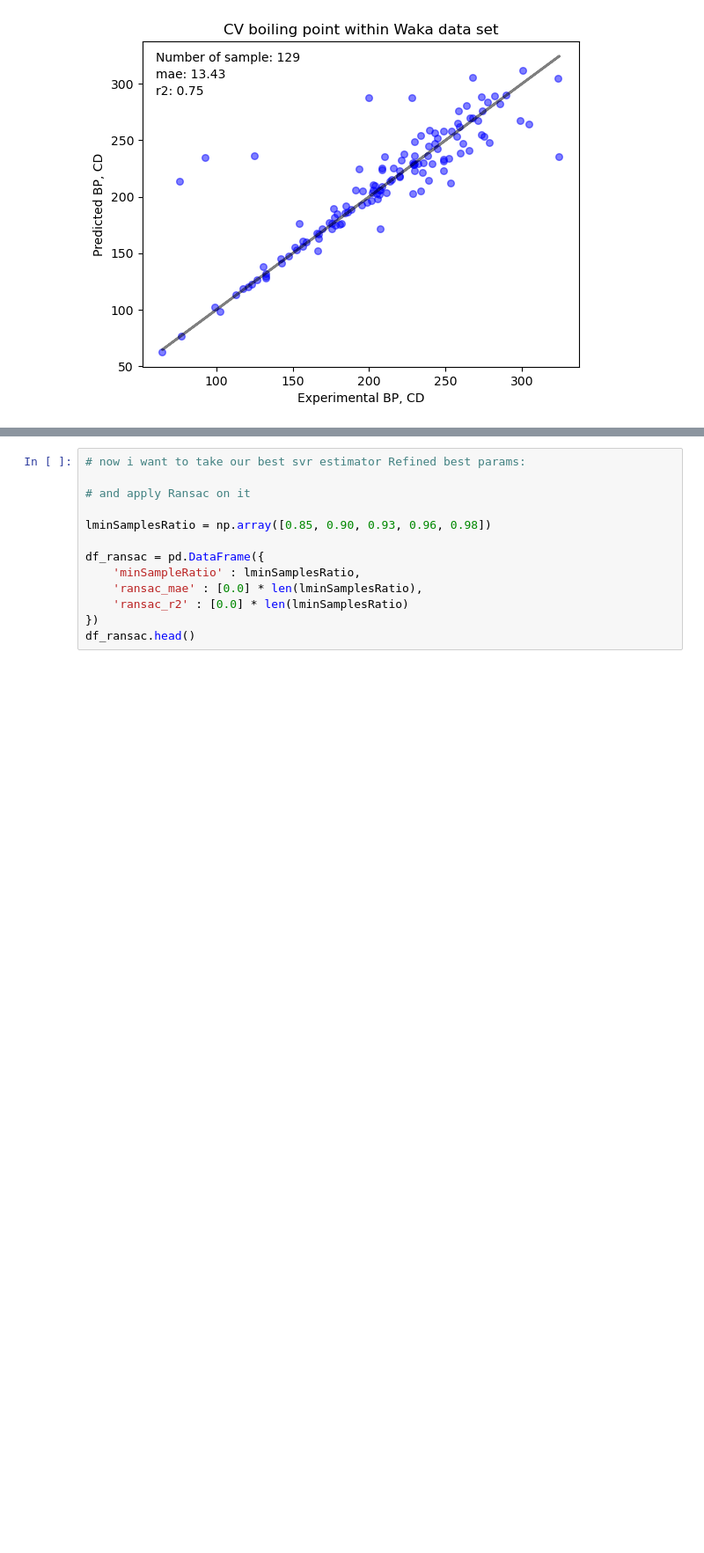
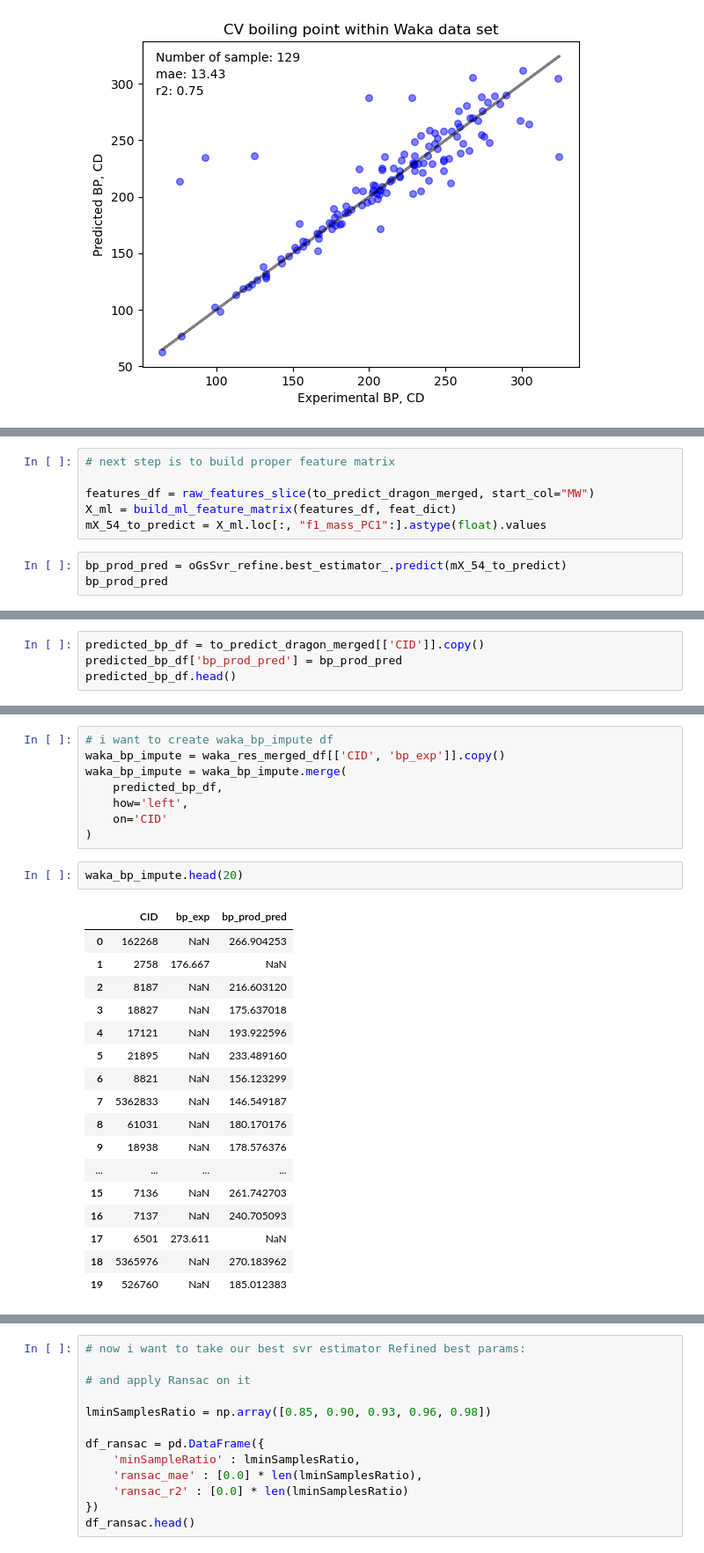
Before and after one commit to kiriyevskykiril/ai-program-2026, a Jupyter notebook: project_1/bp_regression_trail_1.ipynb, the cells around one changed output, grey strips where cells are left out. Shown at 88% size. Saved outputs shown, nothing was run; the diff lists cells and outputs as text; blank space fills up the shorter version.

```diff
--- a/project_1/bp_regression_trail_1.ipynb
+++ b/project_1/bp_regression_trail_1.ipynb
@@ -666,0 +690,9 @@ plt.show()
+# %%
+# next step is to build proper feature matrix
+
+features_df = raw_features_slice(to_predict_dragon_merged, start_col="MW")
+X_ml = build_ml_feature_matrix(features_df, feat_dict)
+mX_54_to_predict = X_ml.loc[:, "f1_mass_PC1":].astype(float).values
+# %%
+bp_prod_pred = oGsSvr_refine.best_estimator_.predict(mX_54_to_predict)
+bp_prod_pred
@@ -666,0 +717,4 @@ plt.show()
+# %%
+predicted_bp_df = to_predict_dragon_merged[['CID']].copy()
+predicted_bp_df['bp_prod_pred'] = bp_prod_pred
+predicted_bp_df.head()
@@ -666,0 +728,28 @@ plt.show()
+# %%
+# i want to create waka_bp_impute df
+waka_bp_impute = waka_res_merged_df[['CID', 'bp_exp']].copy()
+waka_bp_impute = waka_bp_impute.merge(
+    predicted_bp_df,
+    how='left',
+    on='CID'
+)
+# %%
+waka_bp_impute.head(20)
+# %% [output]
+|  | CID | bp_exp | bp_prod_pred |
+| 0 | 162268 | NaN | 266.904253 |
+| 1 | 2758 | 176.667 | NaN |
+| 2 | 8187 | NaN | 216.603120 |
+| 3 | 18827 | NaN | 175.637018 |
+| 4 | 17121 | NaN | 193.922596 |
+| 5 | 21895 | NaN | 233.489160 |
+| 6 | 8821 | NaN | 156.123299 |
+| 7 | 5362833 | NaN | 146.549187 |
+| 8 | 61031 | NaN | 180.170176 |
+| 9 | 18938 | NaN | 178.576376 |
+| ... | ... | ... | ... |
+| 15 | 7136 | NaN | 261.742703 |
+| 16 | 7137 | NaN | 240.705093 |
+| 17 | 6501 | 273.611 | NaN |
+| 18 | 5365976 | NaN | 270.183962 |
+| 19 | 526760 | NaN | 185.012383 |
```
Also changed, not shown: parts of 10 cells of this notebook, 6 other files.
